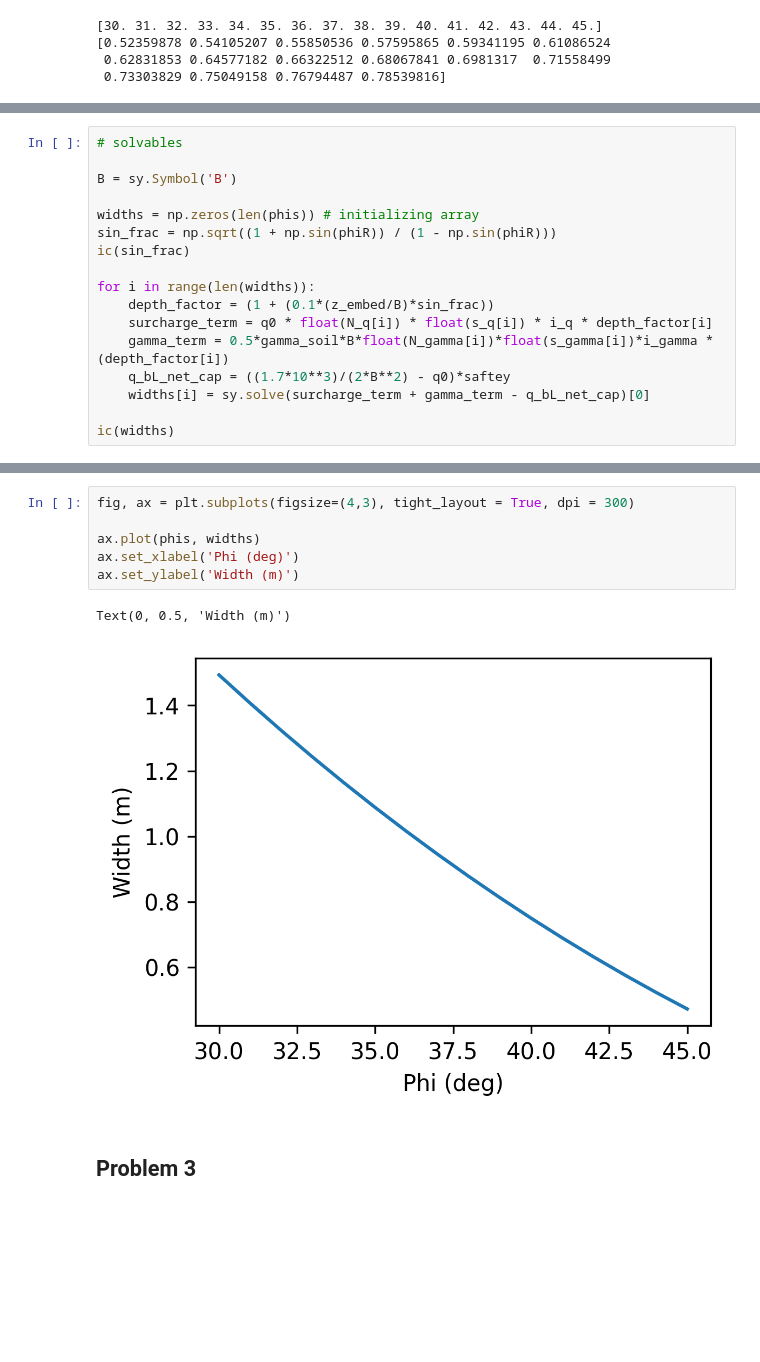
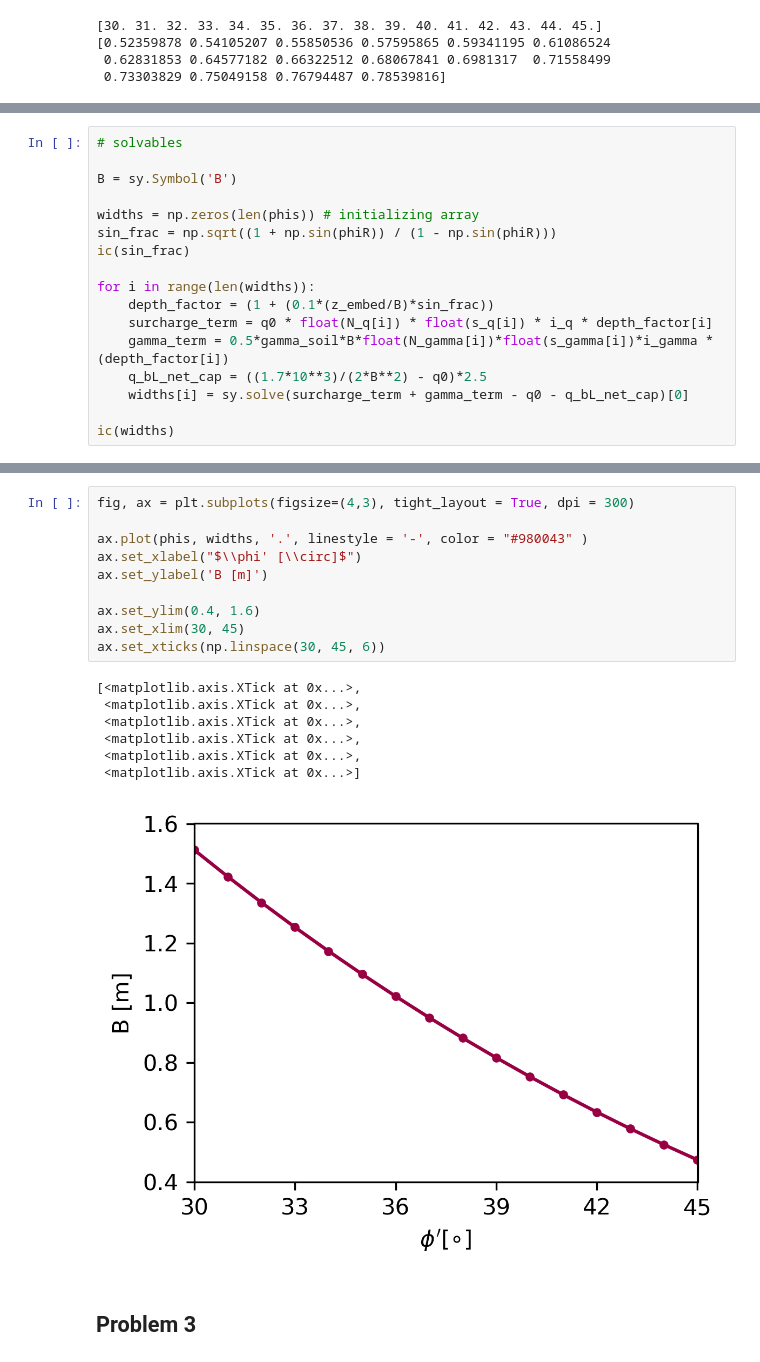
Before and after one commit to bKeungAuyeung/CE444-HW5, a Jupyter notebook: bAuyeung_HW5_CE444.ipynb, the cells around one changed output, grey strips where cells are left out. Cells and saved outputs as stored; diff of their text form; blank space fills up the shorter version.

```diff
--- a/bAuyeung_HW5_CE444.ipynb
+++ b/bAuyeung_HW5_CE444.ipynb
@@ -93,8 +93,8 @@ for i in range(len(widths)):
     depth_factor = (1 + (0.1*(z_embed/B)*sin_frac))
     surcharge_term = q0 * float(N_q[i]) * float(s_q[i]) * i_q * depth_factor[i]
     gamma_term = 0.5*gamma_soil*B*float(N_gamma[i])*float(s_gamma[i])*i_gamma * (depth_factor[i])
-    q_bL_net_cap = ((1.7*10**3)/(2*B**2) - q0)*saftey
-    widths[i] = sy.solve(surcharge_term + gamma_term - q_bL_net_cap)[0]
+    q_bL_net_cap = ((1.7*10**3)/(2*B**2) - q0)*2.5
+    widths[i] = sy.solve(surcharge_term + gamma_term - q0 - q_bL_net_cap)[0]
 
 ic(widths)
 # %% [output]
@@ -156,12 +178,21 @@ array([2.26875797, 2.29476079, 2.31843392, 2.33993825, 2.3594265 ,
 # %%
 fig, ax = plt.subplots(figsize=(4,3), tight_layout = True, dpi = 300)
 
-ax.plot(phis, widths)
-ax.set_xlabel('Phi (deg)')
-ax.set_ylabel('Width (m)')
+ax.plot(phis, widths, '.', linestyle = '-', color = "#980043" )
+ax.set_xlabel("$\\phi' [\\circ]$")
+ax.set_ylabel('B [m]')
+
+ax.set_ylim(0.4, 1.6)
+ax.set_xlim(30, 45)
+ax.set_xticks(np.linspace(30, 45, 6))
 # %% [output]
-Text(0, 0.5, 'Width (m)')
+[<matplotlib.axis.XTick at 0x...>,
+ <matplotlib.axis.XTick at 0x...>,
+ <matplotlib.axis.XTick at 0x...>,
+ <matplotlib.axis.XTick at 0x...>,
+ <matplotlib.axis.XTick at 0x...>,
+ <matplotlib.axis.XTick at 0x...>]
-[figure, old version]
+[figure, new version]
 # %% [markdown]
 ## Problem 3
 # %% [markdown]
```
Also changed, not shown: parts of 6 cells of this notebook, 2 other files.
